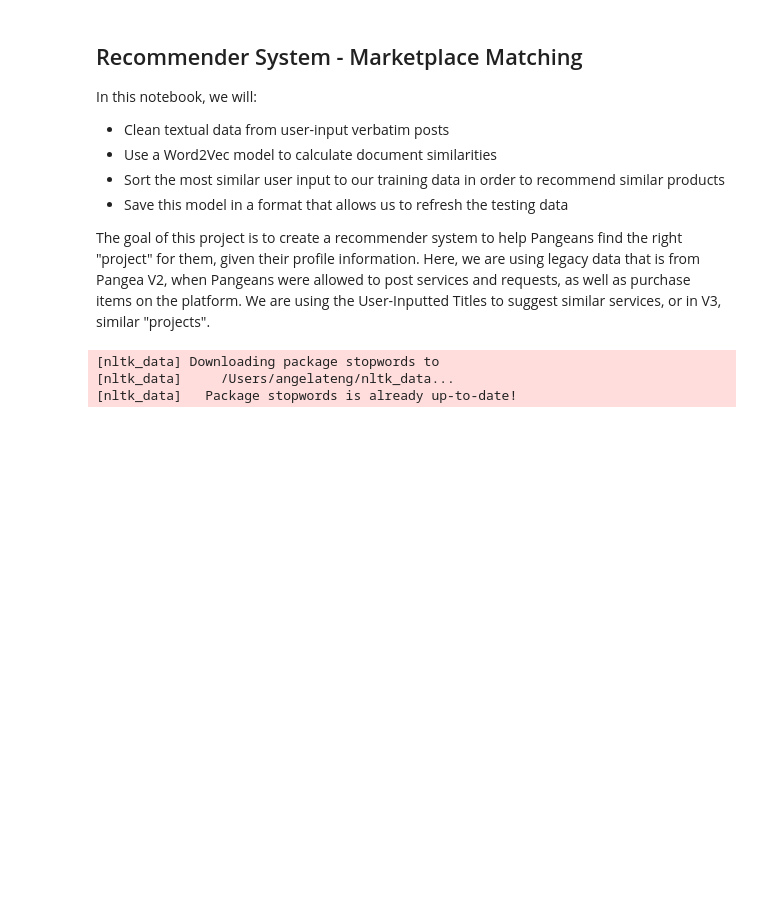
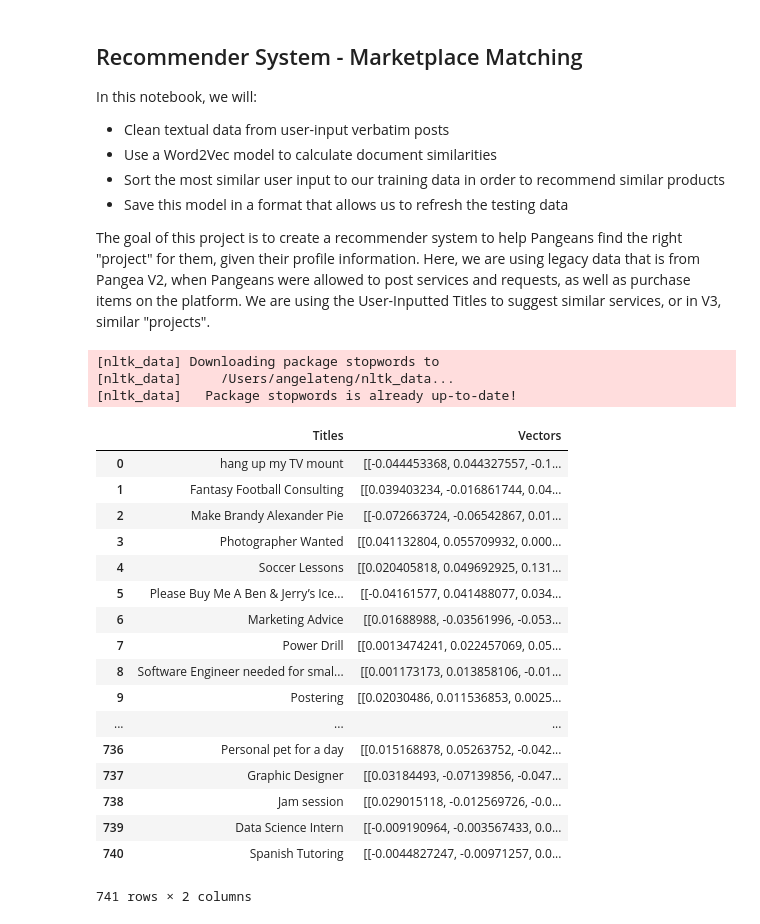
Before and after one commit to angelaaaateng/Projects, a Jupyter notebook: Pangea_RS_Cleaned.ipynb, the cells around one changed output. Cells and saved outputs as stored; diff of their text form; code cells hidden in the pictures; blank space fills up the shorter version.

```diff
--- a/Pangea_RS_Cleaned.ipynb
+++ b/Pangea_RS_Cleaned.ipynb
@@ -114,8 +137,28 @@ def vectorize_and_store_existing_titles():
 
 #vectorize_and_store_existing_titles()
 # %%
-#pd.read_pickle("/Users/angelateng/Dropbox/SharpestMinds/vectorized_titles.pkl")
+pd.read_pickle("/Users/angelateng/Dropbox/SharpestMinds/vectorized_titles.pkl")
 #sanity check
+#vectorize_and_store_existing_titles()
+# %% [output]
+|  | Titles | Vectors |
+| 0 | hang up my TV mount | [[-0.044453368, 0.044327557, -0.1... |
+| 1 | Fantasy Football Consulting | [[0.039403234, -0.016861744, 0.04... |
+| 2 | Make Brandy Alexander Pie | [[-0.072663724, -0.06542867, 0.01... |
+| 3 | Photographer Wanted | [[0.041132804, 0.055709932, 0.000... |
+| 4 | Soccer Lessons | [[0.020405818, 0.049692925, 0.131... |
+| 5 | Please Buy Me A Ben & Jerry’s Ice... | [[-0.04161577, 0.041488077, 0.034... |
+| 6 | Marketing Advice | [[0.01688988, -0.03561996, -0.053... |
+| 7 | Power Drill | [[0.0013474241, 0.022457069, 0.05... |
+| 8 | Software Engineer needed for smal... | [[0.001173173, 0.013858106, -0.01... |
+| 9 | Postering | [[0.02030486, 0.011536853, 0.0025... |
+| ... | ... | ... |
+| 736 | Personal pet for a day | [[0.015168878, 0.05263752, -0.042... |
+| 737 | Graphic Designer | [[0.03184493, -0.07139856, -0.047... |
+| 738 | Jam session | [[0.029015118, -0.012569726, -0.0... |
+| 739 | Data Science Intern | [[-0.009190964, -0.003567433, 0.0... |
+| 740 | Spanish Tutoring | [[-0.0044827247, -0.00971257, 0.0... |
+741 rows × 2 columns
 # %%
 #can change this directory later
 
```
Also changed, not shown: parts of 12 cells of this notebook.
